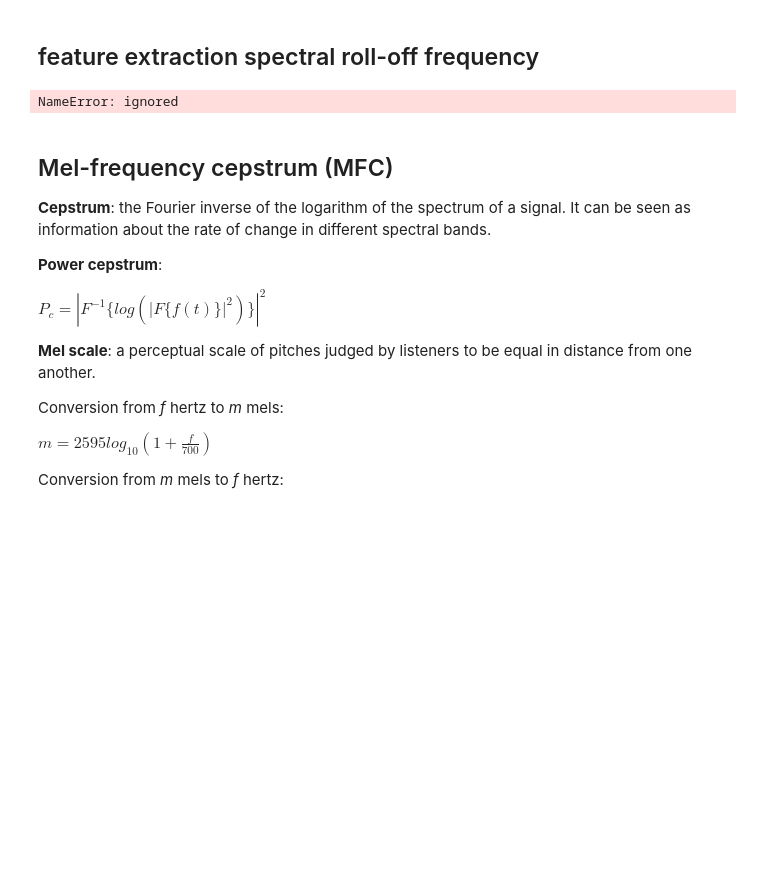
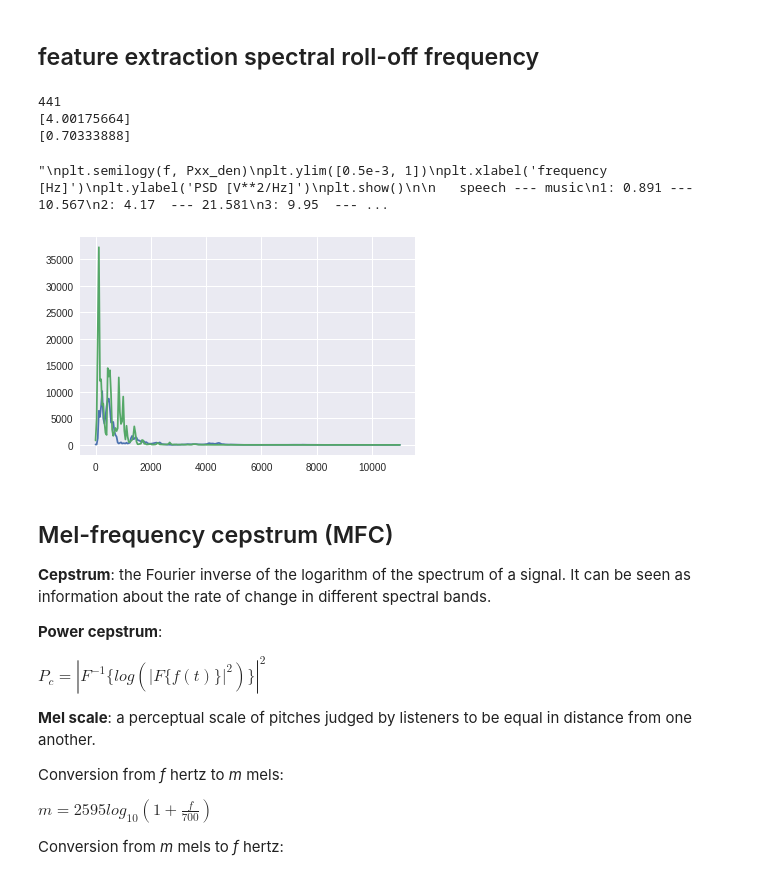
Before and after one commit to Claude47/speech_music_discrimination, a Jupyter notebook: feature_extraction.ipynb, the cells around one changed output. Saved outputs shown, nothing was run; the diff lists cells and outputs as text; code cells hidden in the pictures; blank space fills up the shorter version.

```diff
--- a/feature_extraction.ipynb
+++ b/feature_extraction.ipynb
@@ -482,5 +460,0 @@ def sub_spectogram(window):
-# %%
-ms_per_frame = 25 / 1000.
-frame_size = ms_per_frame * fs
-overlap = frame_size // 2
-f, pxx = welch(speech_audio, fs=fs, window='hamming', nperseg=frame_size, noverlap=overlap)
@@ -487,29 +485,46 @@ f, pxx = welch(speech_audio, fs=fs, window='hamming', nperseg=frame_size, noverl
 # %%
 """testing spectral roll-off frequency"""
 
-file_path_speech = "mssp1.wav"
-file_path_music = "msmv3.wav"
+file_path_speech = "mssp4.wav"
+file_path_music = "msmv4.wav"
 speech = sound(file_path_speech, from_drive=False)
 music = sound(file_path_music, from_drive=False)
 
 #50 samples corresponds to 20ms at sample frequency of 22kHz
 fs = speech.params.get('sample_rate')
-n = fs*20
+n = round(fs*0.02)
+
+ms_per_frame = 25 / 1000.
+window_size = ms_per_frame * fs
+overlap = window_size // 2
+
 print(n)
 #window overlap of 0.25
-spectral_rolloff_frequency(speech,n,0.5)
+rolloff_speech = spectral_rolloff_frequency(speech,window_size,overlap)
+rolloff_music = spectral_rolloff_frequency(music,window_size,overlap)
+print(rolloff_speech)
+print(rolloff_music)
 
-print(len(f), " ", len(Pxx_den))
-
-'''
+"""
 plt.semilogy(f, Pxx_den)
 plt.ylim([0.5e-3, 1])
 plt.xlabel('frequency [Hz]')
 plt.ylabel('PSD [V**2/Hz]')
 plt.show()
-'''
+
+   speech --- music
+1: 0.891 --- 10.567
+2: 4.17  --- 21.581
+3: 9.95  --- 4.332
+4: 4.00  --- 0.703
+
+"""
 # %% [output]
-NameError: ignored
+441
+[4.00175664]
+[0.70333888]
+"\nplt.semilogy(f, Pxx_den)\nplt.ylim([0.5e-3, 1])\nplt.xlabel('frequency [Hz]')\nplt.ylabel('PSD [V**2/Hz]')\nplt.show()\n\n   speech --- music\n1: 0.891 --- 10.567\n2: 4.17  --- 21.581\n3: 9.95  --- ...
+[figure, added]
 # %% [markdown]
 ## Mel-frequency cepstrum (MFC)
 
```
Also changed, not shown: parts of 25 cells of this notebook.
